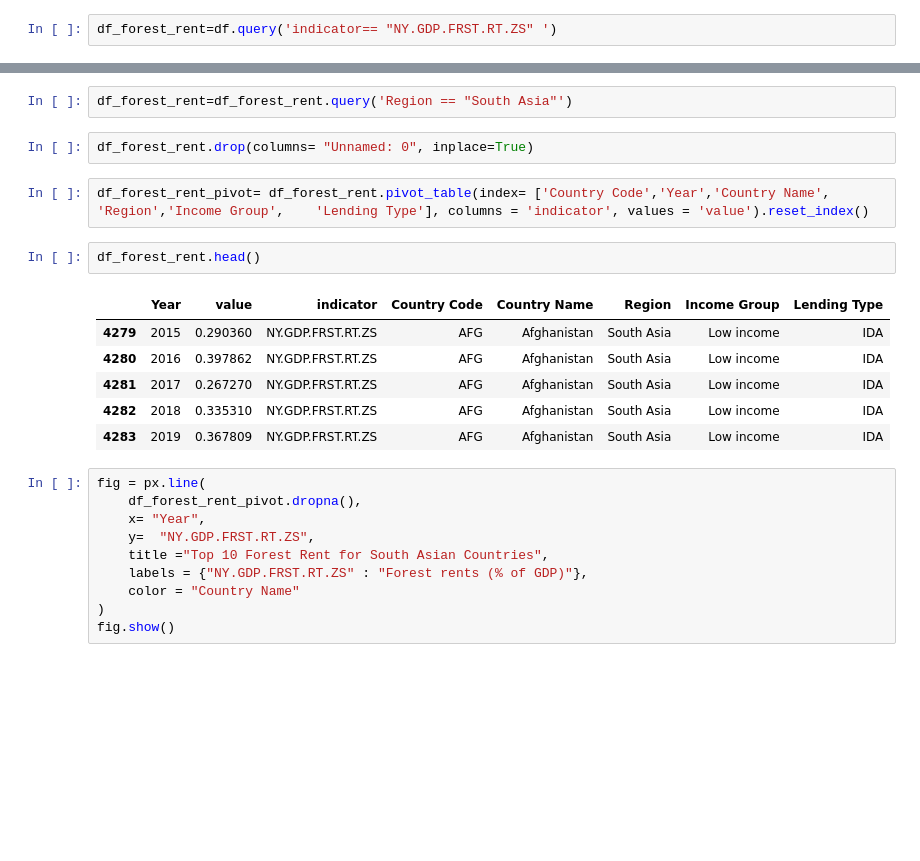
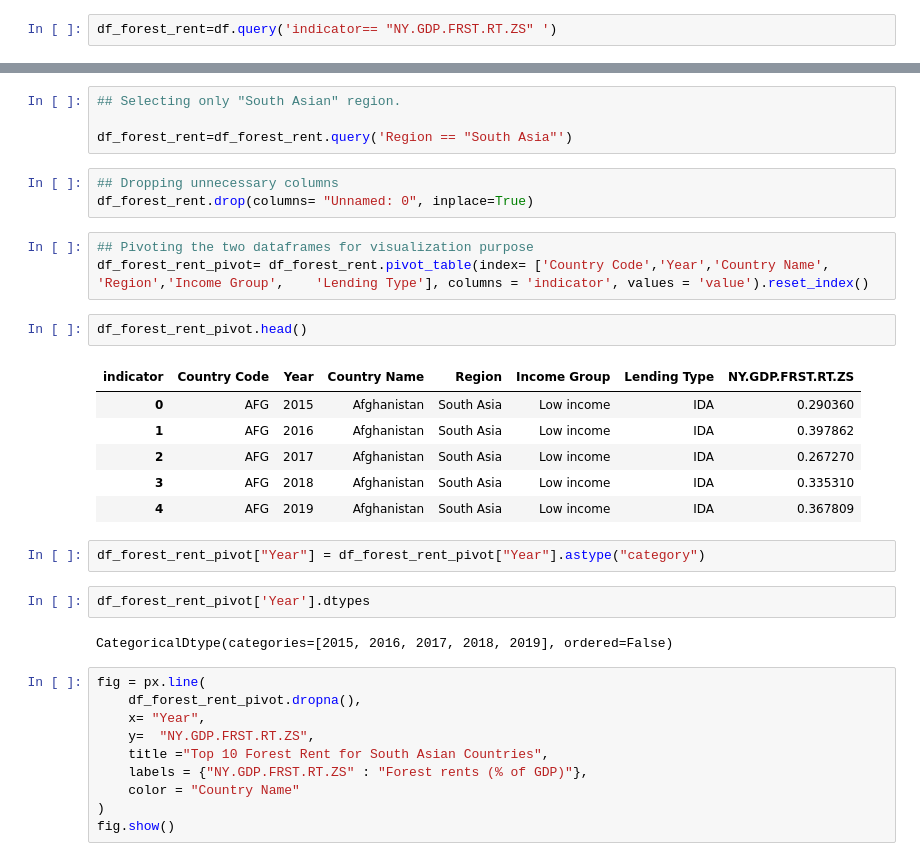
Before and after one commit to DATA-690-FALL-2021/DATA690_Nazia, a Jupyter notebook: individual_project/individual_project_part2_draft.ipynb, the cells around one changed output, grey strips where cells are left out. Cells and saved outputs as stored; diff of their text form; blank space fills up the shorter version.

```diff
--- a/individual_project/individual_project_part2_draft.ipynb
+++ b/individual_project/individual_project_part2_draft.ipynb
@@ -296,20 +318,30 @@ df_forest_rent.head()
 | 4282 | 4282 | 2018 | 0.335310 | NY.GDP.FRST.RT.ZS | AFG | Afghanistan | South Asia | Low income | ... |
 | 4283 | 4283 | 2019 | 0.367809 | NY.GDP.FRST.RT.ZS | AFG | Afghanistan | South Asia | Low income | ... |
 # %%
+## Selecting only "South Asian" region.
+
 df_forest_rent=df_forest_rent.query('Region == "South Asia"')
 # %%
+## Dropping unnecessary columns
 df_forest_rent.drop(columns= "Unnamed: 0", inplace=True)
 # %%
+## Pivoting the two dataframes for visualization purpose
 df_forest_rent_pivot= df_forest_rent.pivot_table(index= ['Country Code','Year','Country Name',	'Region','Income Group',	'Lending Type'], columns = 'indicator', values = 'value').reset_index()
 # %%
-df_forest_rent.head()
+df_forest_rent_pivot.head()
 # %% [output]
-|  | Year | value | indicator | Country Code | Country Name | Region | Income Group | Lending Type |
-| 4279 | 2015 | 0.290360 | NY.GDP.FRST.RT.ZS | AFG | Afghanistan | South Asia | Low income | IDA |
-| 4280 | 2016 | 0.397862 | NY.GDP.FRST.RT.ZS | AFG | Afghanistan | South Asia | Low income | IDA |
-| 4281 | 2017 | 0.267270 | NY.GDP.FRST.RT.ZS | AFG | Afghanistan | South Asia | Low income | IDA |
-| 4282 | 2018 | 0.335310 | NY.GDP.FRST.RT.ZS | AFG | Afghanistan | South Asia | Low income | IDA |
-| 4283 | 2019 | 0.367809 | NY.GDP.FRST.RT.ZS | AFG | Afghanistan | South Asia | Low income | IDA |
+| indicator | Country Code | Year | Country Name | Region | Income Group | Lending Type | NY.GDP.FRST.RT.ZS |
+| 0 | AFG | 2015 | Afghanistan | South Asia | Low income | IDA | 0.290360 |
+| 1 | AFG | 2016 | Afghanistan | South Asia | Low income | IDA | 0.397862 |
+| 2 | AFG | 2017 | Afghanistan | South Asia | Low income | IDA | 0.267270 |
+| 3 | AFG | 2018 | Afghanistan | South Asia | Low income | IDA | 0.335310 |
+| 4 | AFG | 2019 | Afghanistan | South Asia | Low income | IDA | 0.367809 |
+# %%
+df_forest_rent_pivot["Year"] = df_forest_rent_pivot["Year"].astype("category")
+# %%
+df_forest_rent_pivot['Year'].dtypes
+# %% [output]
+CategoricalDtype(categories=[2015, 2016, 2017, 2018, 2019], ordered=False)
 # %%
 fig = px.line(
     df_forest_rent_pivot.dropna(),
```
Also changed, not shown: parts of 46 cells of this notebook.
